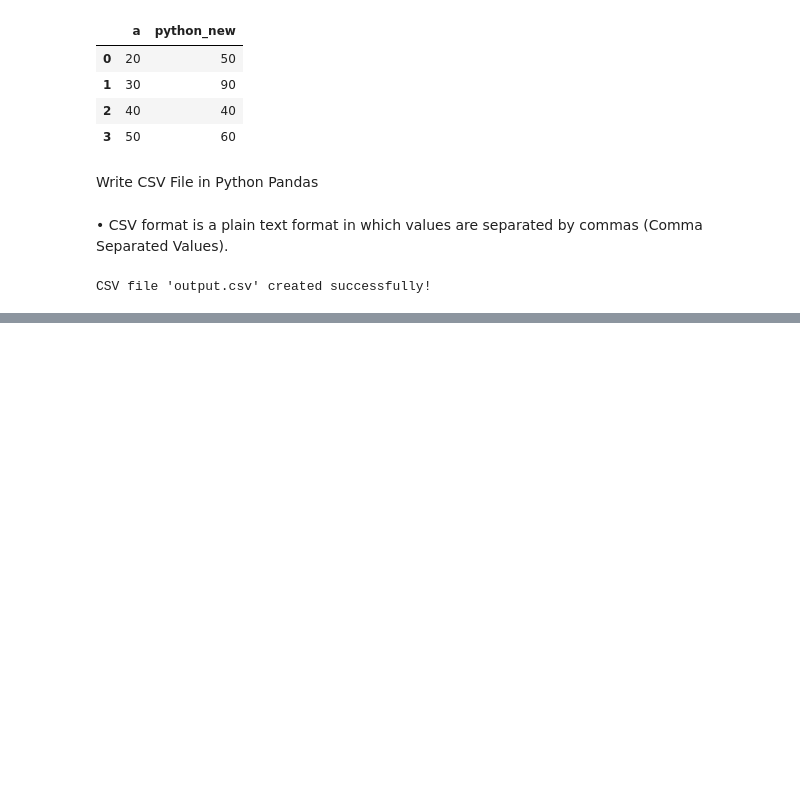
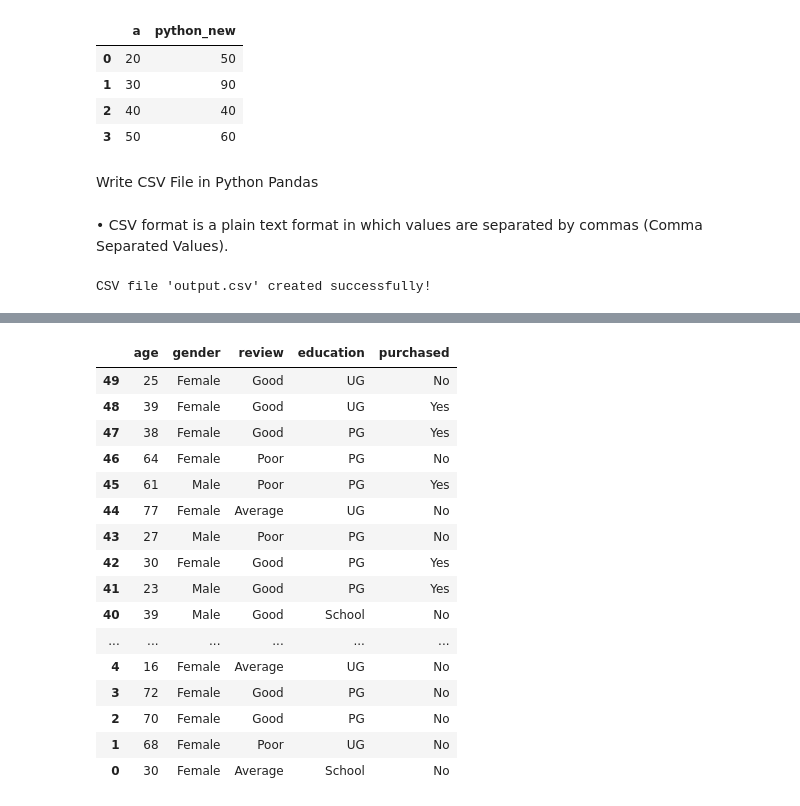
Before and after one commit to rishabh6900/PPNMS, a Jupyter notebook: Pandas/pandas file.ipynb, the cells around one changed output, grey strips where cells are left out. Cells and saved outputs as stored; diff of their text form; code cells hidden in the pictures; blank space fills up the shorter version.

```diff
--- a/Pandas/pandas file.ipynb
+++ b/Pandas/pandas file.ipynb
@@ -315,0 +497,3 @@ CSV file 'output.csv' created successfully!
+# %%
+df3 = pd.read_csv('customer.csv')
+df3.head()
@@ -315,0 +630,20 @@ CSV file 'output.csv' created successfully!
+# %%
+df3.sort_index(axis=0,ascending=False)
+# %% [output]
+|  | age | gender | review | education | purchased |
+| 49 | 25 | Female | Good | UG | No |
+| 48 | 39 | Female | Good | UG | Yes |
+| 47 | 38 | Female | Good | PG | Yes |
+| 46 | 64 | Female | Poor | PG | No |
+| 45 | 61 | Male | Poor | PG | Yes |
+| 44 | 77 | Female | Average | UG | No |
+| 43 | 27 | Male | Poor | PG | No |
+| 42 | 30 | Female | Good | PG | Yes |
+| 41 | 23 | Male | Good | PG | Yes |
+| 40 | 39 | Male | Good | School | No |
+| ... | ... | ... | ... | ... | ... |
+| 4 | 16 | Female | Average | UG | No |
+| 3 | 72 | Female | Good | PG | No |
+| 2 | 70 | Female | Good | PG | No |
+| 1 | 68 | Female | Poor | UG | No |
+| 0 | 30 | Female | Average | School | No |
```
Also changed, not shown: parts of 34 cells of this notebook, 1 other file.
